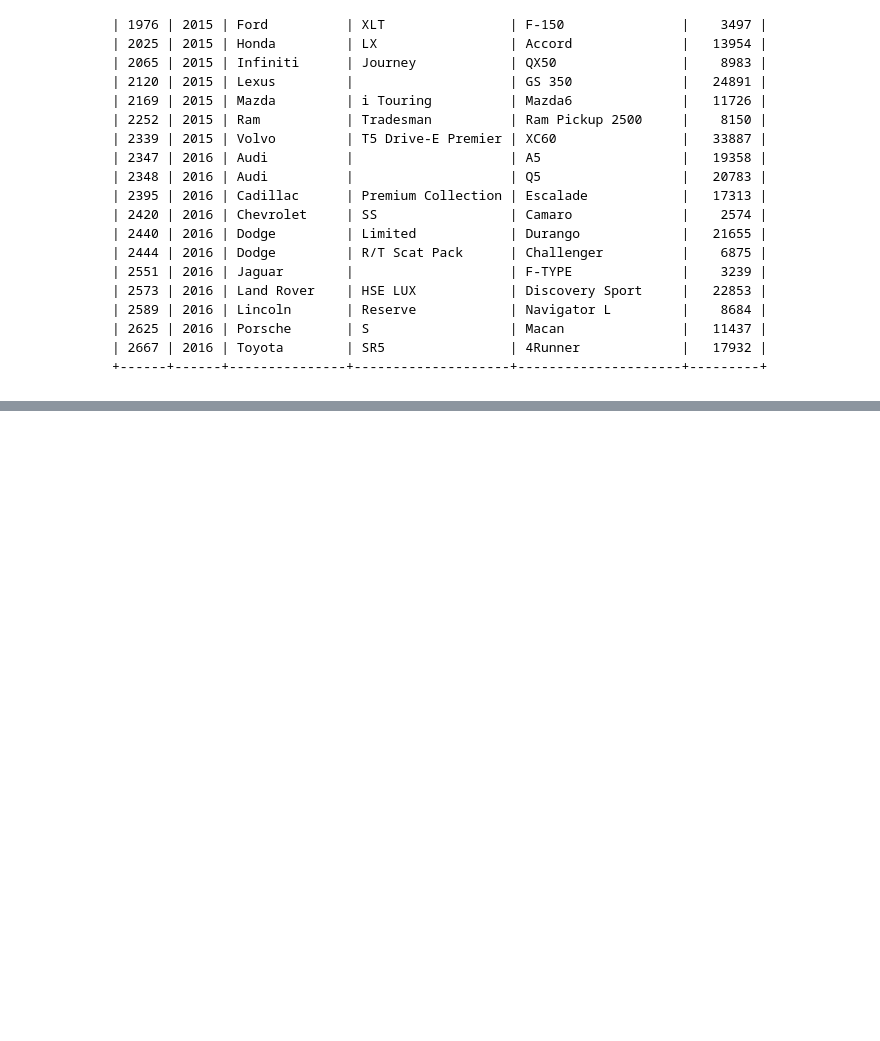
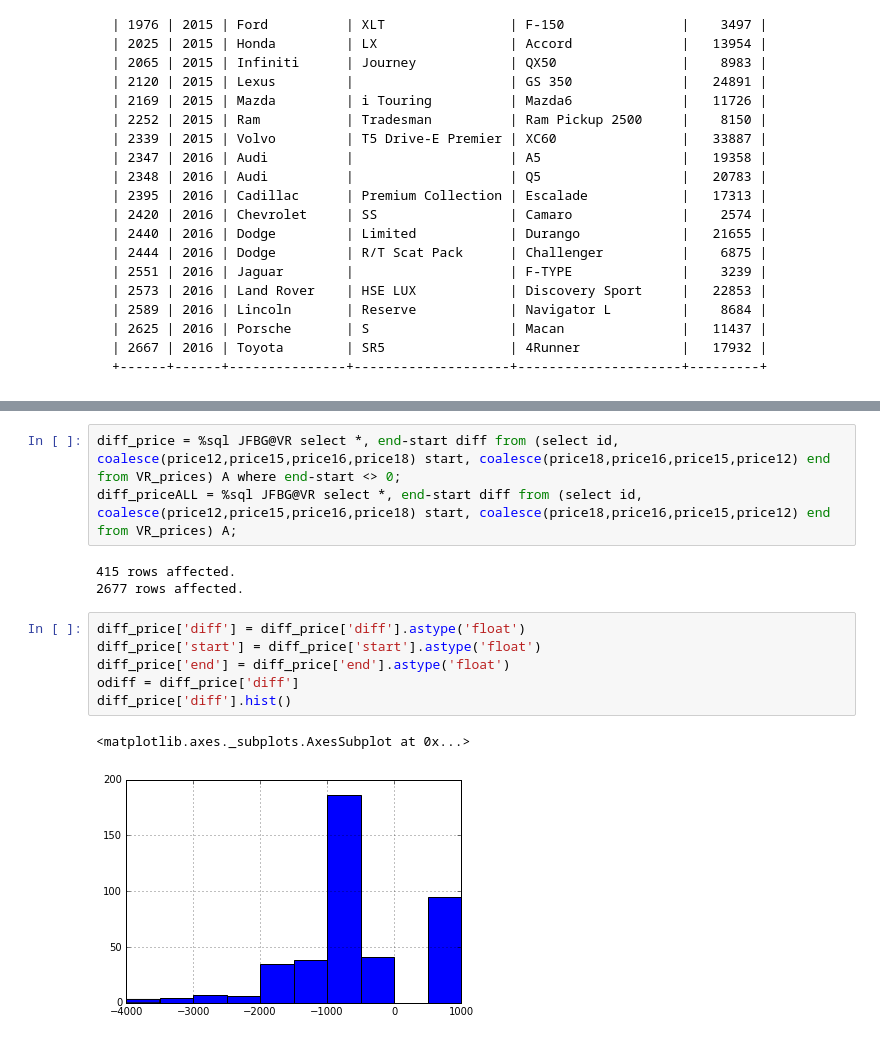
Before and after one commit to jfbg/VR_data, a Jupyter notebook: 03b_analyzing Trader VR.ipynb, the cells around one changed output, grey strips where cells are left out. Cells and saved outputs as stored; diff of their text form; blank space fills up the shorter version.

```diff
--- a/03b_analyzing Trader VR.ipynb
+++ b/03b_analyzing Trader VR.ipynb
@@ -415,0 +427,15 @@ where id IN
+# %%
+diff_price = %sql JFBG@VR select *, end-start diff from (select id, coalesce(price12,price15,price16,price18) start, coalesce(price18,price16,price15,price12) end from VR_prices) A where end-start <> 0;
+diff_priceALL = %sql JFBG@VR select *, end-start diff from (select id, coalesce(price12,price15,price16,price18) start, coalesce(price18,price16,price15,price12) end from VR_prices) A;
+# %% [output]
+415 rows affected.
+2677 rows affected.
+# %%
+diff_price['diff'] = diff_price['diff'].astype('float')
+diff_price['start'] = diff_price['start'].astype('float')
+diff_price['end'] = diff_price['end'].astype('float')
+odiff = diff_price['diff']
+diff_price['diff'].hist()
+# %% [output]
+<matplotlib.axes._subplots.AxesSubplot at 0x...>
+[figure, added]
```
Also changed, not shown: parts of 5 cells of this notebook.
